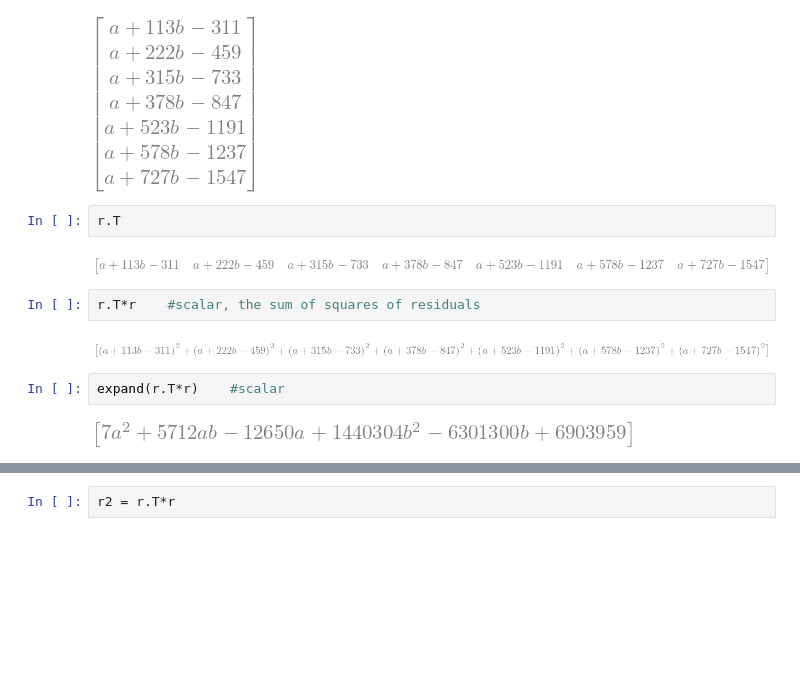
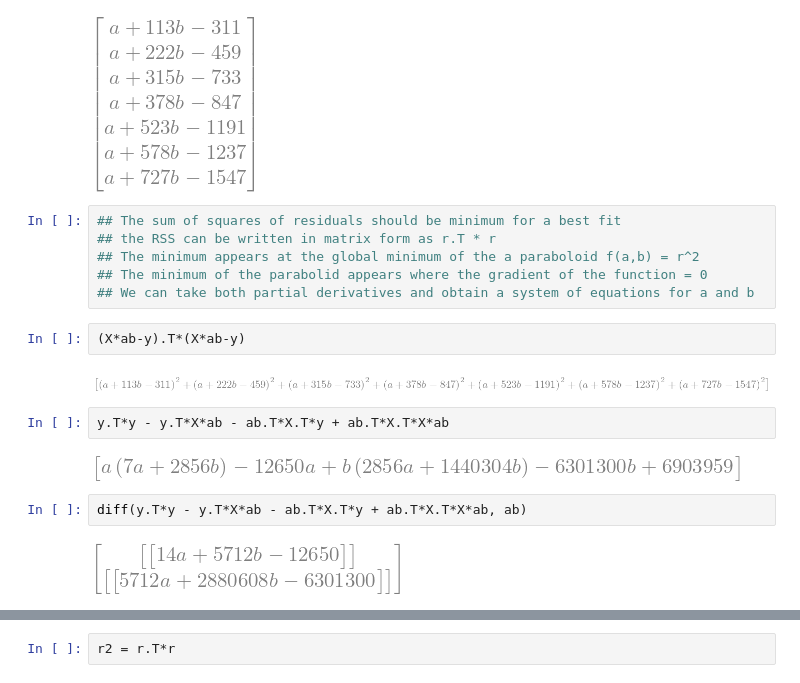
Before and after one commit to subthalamic/subthalamic, a Jupyter notebook: theory/regression/least-squares.ipynb, the cells around one changed output, grey strips where cells are left out. Cells and saved outputs as stored; diff of their text form; blank space fills up the shorter version.

```diff
--- a/theory/regression/least-squares.ipynb
+++ b/theory/regression/least-squares.ipynb
@@ -44,15 +44,21 @@ r      #This is the residuals vector
 # r            - error / residual
 # %% [output]
 [figure]
-# %%
-r.T
-# %% [output]
-[figure, removed]
-# %%
-r.T*r    #scalar, the sum of squares of residuals
-# %% [output]
-[figure, removed]
-# %%
-expand(r.T*r)    #scalar
-# %% [output]
-[figure, removed]
+# %%
+## The sum of squares of residuals should be minimum for a best fit
+## the RSS can be written in matrix form as r.T * r
+## The minimum appears at the global minimum of the a paraboloid f(a,b) = r^2
+## The minimum of the parabolid appears where the gradient of the function = 0
+## We can take both partial derivatives and obtain a system of equations for a and b
+# %%
+(X*ab-y).T*(X*ab-y)
+# %% [output]
+[figure, added]
+# %%
+y.T*y - y.T*X*ab - ab.T*X.T*y + ab.T*X.T*X*ab
+# %% [output]
+[figure, added]
+# %%
+diff(y.T*y - y.T*X*ab - ab.T*X.T*y + ab.T*X.T*X*ab, ab)
+# %% [output]
+[figure, added]
```
Also changed, not shown: parts of 4 cells of this notebook, 6 other files.
